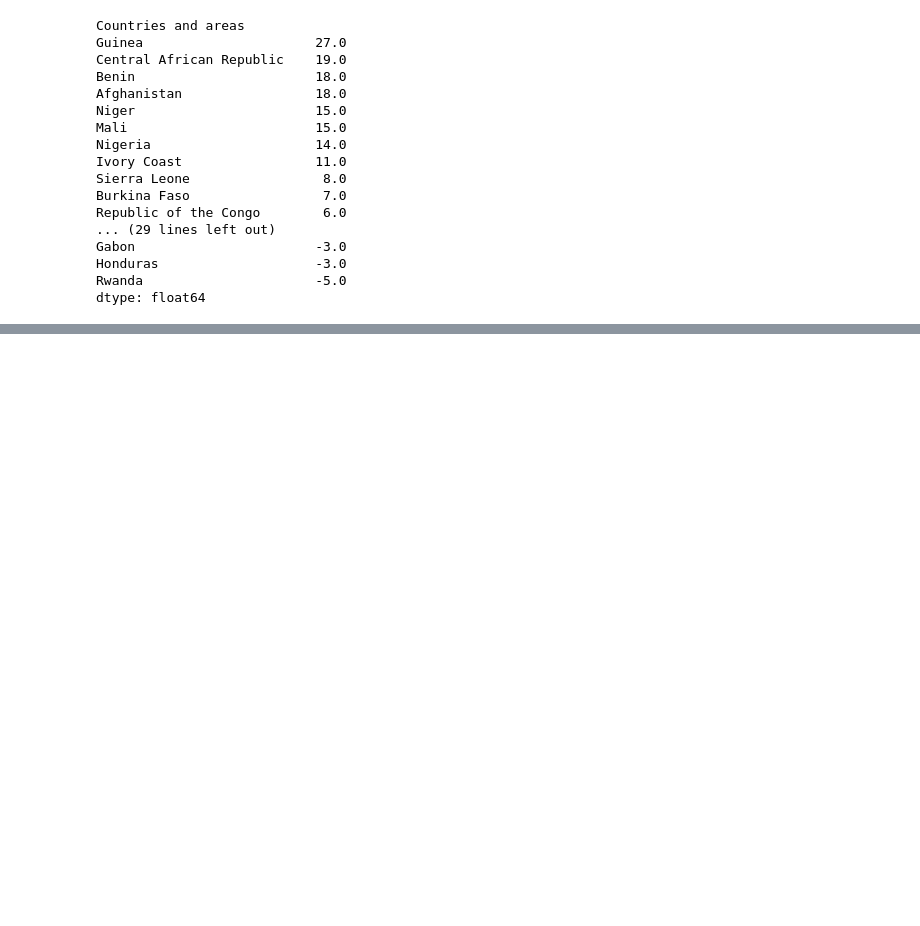
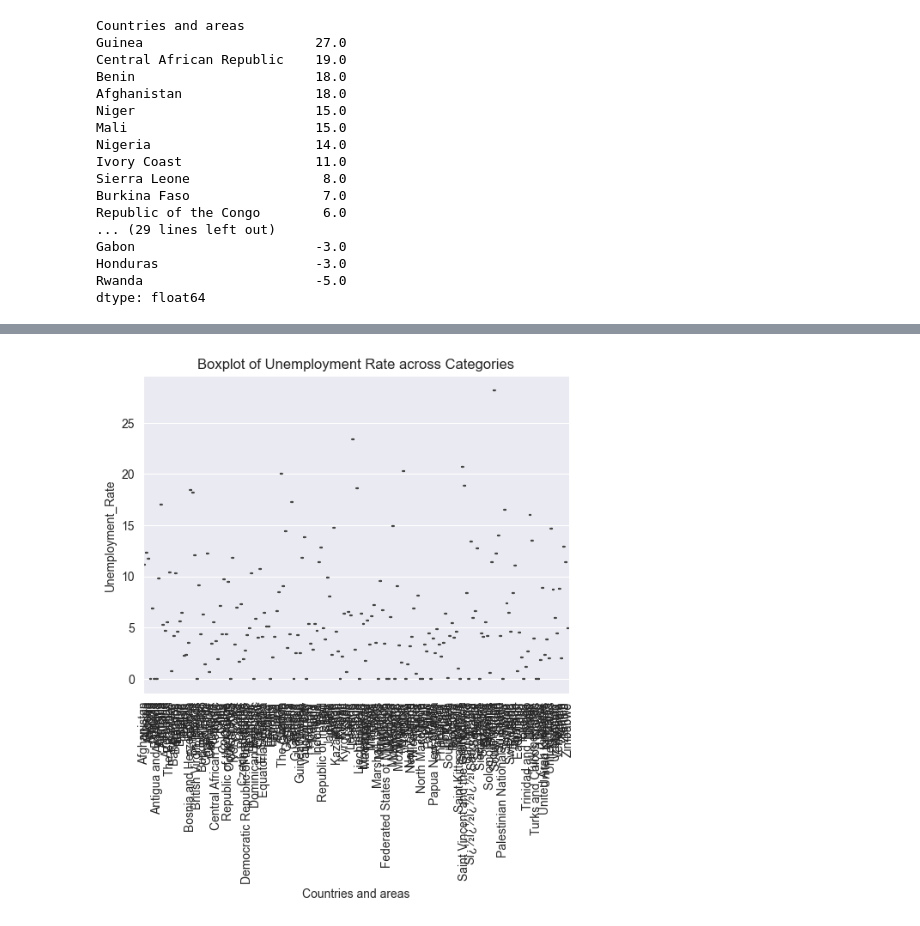
Before and after one commit to Kowallskiy/world_education, a Jupyter notebook: analysis.ipynb, the cells around one changed output, grey strips where cells are left out. Saved outputs shown, nothing was run; the diff lists cells and outputs as text; code cells hidden in the pictures; blank space fills up the shorter version.

```diff
--- a/analysis.ipynb
+++ b/analysis.ipynb
@@ -143,0 +151,7 @@ dtype: float64
+# %%
+sns.boxplot(x='Countries and areas', y='Unemployment_Rate', data=dataset)
+plt.xticks(rotation=90)
+plt.title('Boxplot of Unemployment Rate across Categories')
+plt.show()
+# %% [output]
+[figure, added]
```
Also changed, not shown: parts of 1 cell of this notebook.
